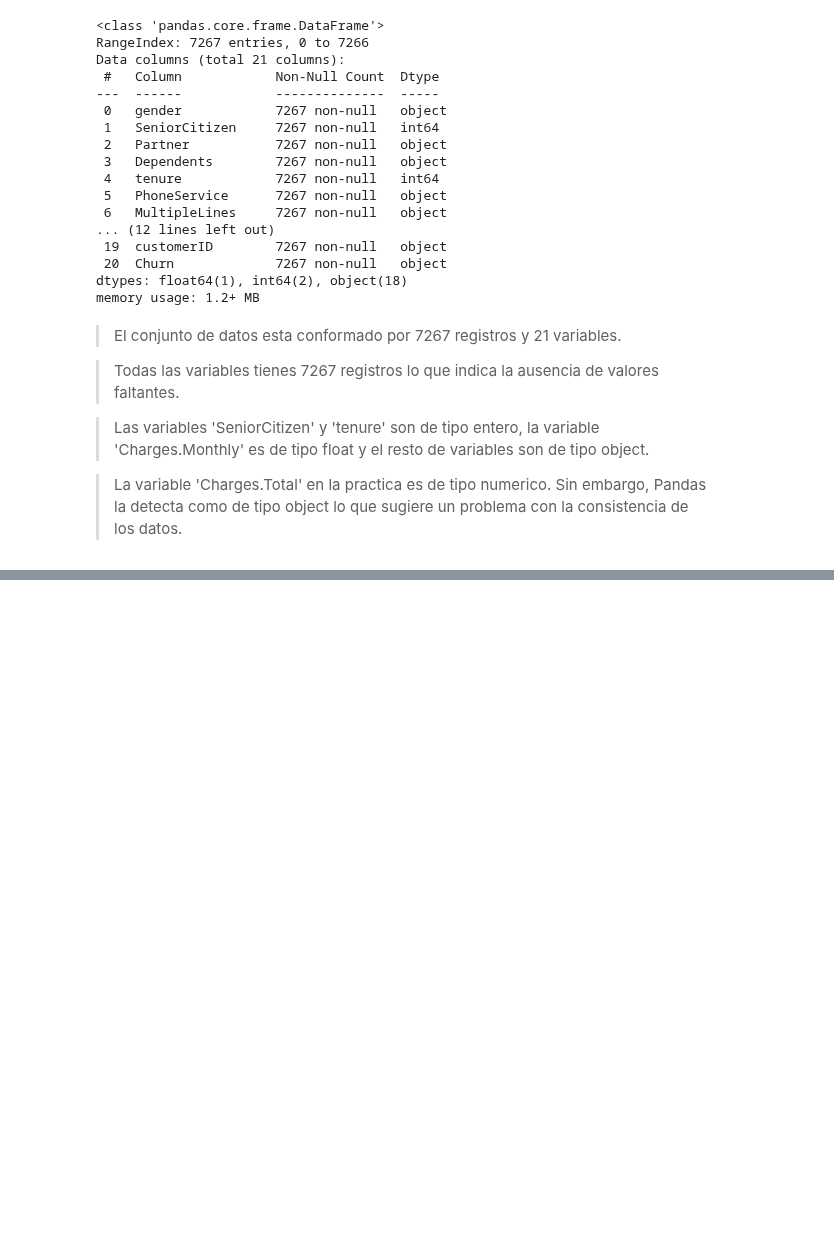
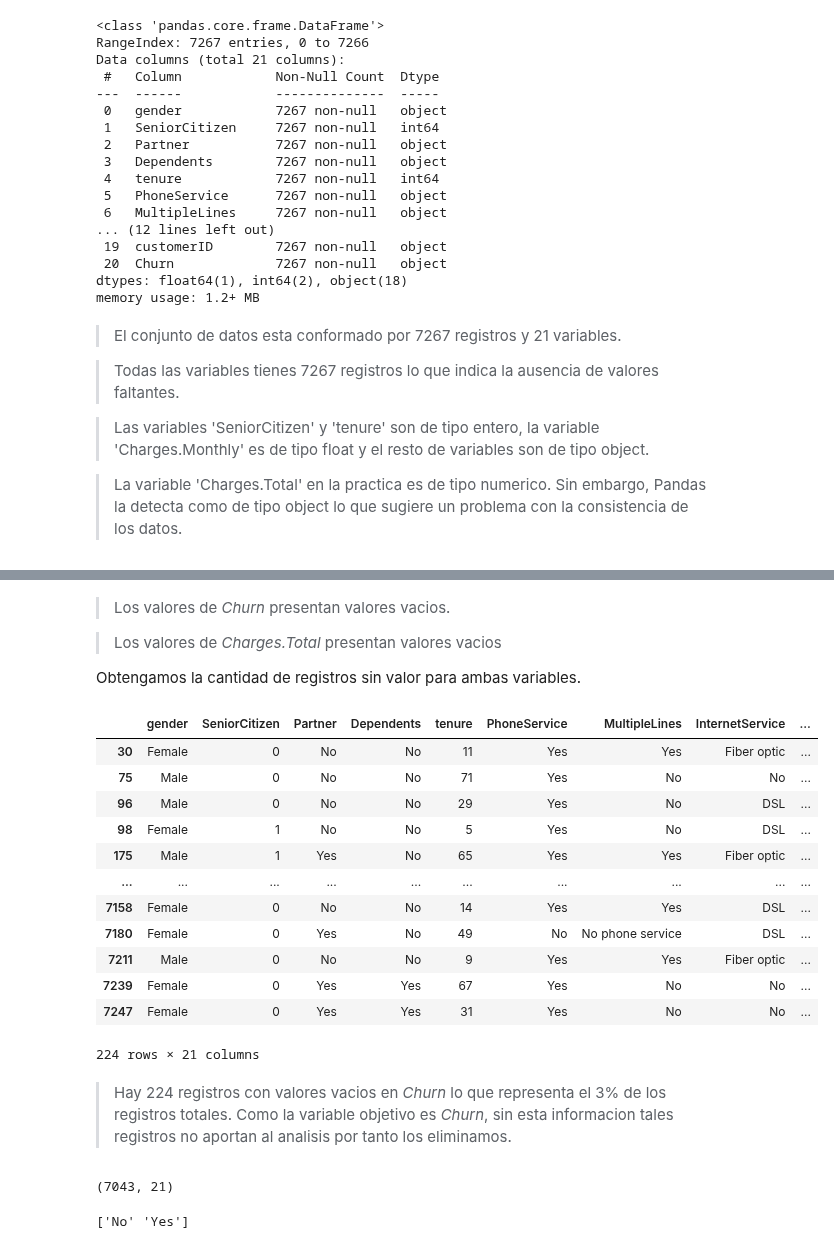
Before and after one commit to jbernalg/challenge_TelecomX, a Jupyter notebook: challenge_telecomx.ipynb, the cells around one changed output, grey strips where cells are left out. Saved outputs shown, nothing was run; the diff lists cells and outputs as text; code cells hidden in the pictures; blank space fills up the shorter version.

```diff
--- a/challenge_telecomx.ipynb
+++ b/challenge_telecomx.ipynb
@@ -132,0 +182,36 @@ memory usage: 1.2+ MB
+# %% [markdown]
+> Los valores de _Churn_ presentan valores vacios.
+
+> Los valores de _Charges.Total_ presentan valores vacios
+
+ Obtengamos la cantidad de registros sin valor para ambas variables.
+# %%
+# registros con valores vacios en _Churn_
+df_exp[df_exp['Churn'] == '']
+# %% [output]
+|  | gender | SeniorCitizen | Partner | Dependents | tenure | PhoneService | MultipleLines | InternetService | ... |
+| 30 | Female | 0 | No | No | 11 | Yes | Yes | Fiber optic | ... |
+| 75 | Male | 0 | No | No | 71 | Yes | No | No | ... |
+| 96 | Male | 0 | No | No | 29 | Yes | No | DSL | ... |
+| 98 | Female | 1 | No | No | 5 | Yes | No | DSL | ... |
+| 175 | Male | 1 | Yes | No | 65 | Yes | Yes | Fiber optic | ... |
+| ... | ... | ... | ... | ... | ... | ... | ... | ... | ... |
+| 7158 | Female | 0 | No | No | 14 | Yes | Yes | DSL | ... |
+| 7180 | Female | 0 | Yes | No | 49 | No | No phone service | DSL | ... |
+| 7211 | Male | 0 | No | No | 9 | Yes | Yes | Fiber optic | ... |
+| 7239 | Female | 0 | Yes | Yes | 67 | Yes | No | No | ... |
+| 7247 | Female | 0 | Yes | Yes | 31 | Yes | No | No | ... |
+224 rows × 21 columns
+# %% [markdown]
+> Hay 224 registros con valores vacios en _Churn_ lo que representa el 3% de los registros totales. Como la variable objetivo es _Churn_, sin esta informacion tales registros no aportan al analisis por tanto los eliminamos.
+# %%
+# elimina registros con Churn vacios
+df_exp = df_exp[df_exp['Churn'] != '']
+df_exp.shape
+# %% [output]
+(7043, 21)
+# %%
+# verificar que Churn este libre de valores vacios
+print(df_exp.Churn.unique())
+# %% [output]
+['No' 'Yes']
```
Also changed, not shown: parts of 6 cells of this notebook.
